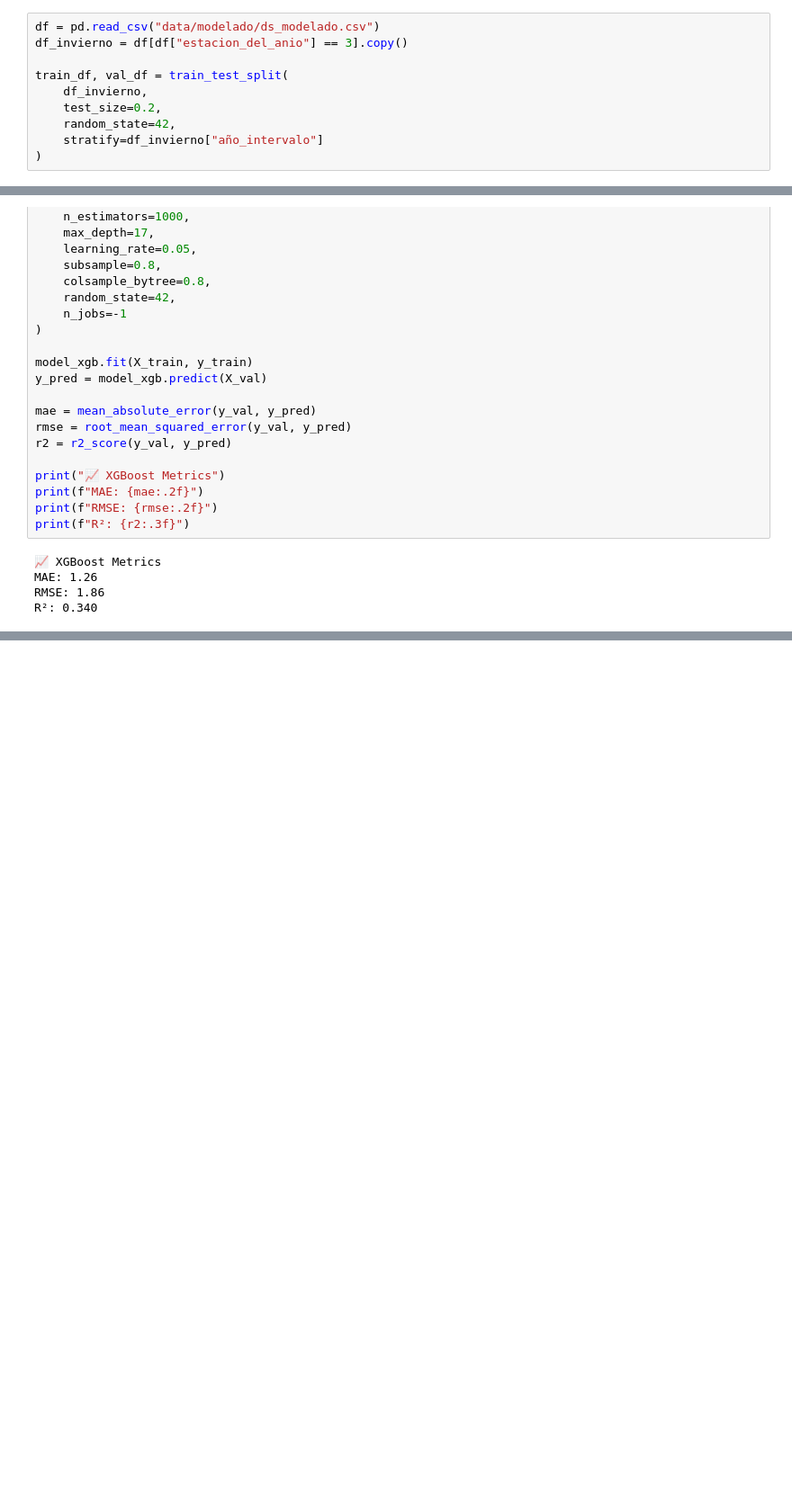
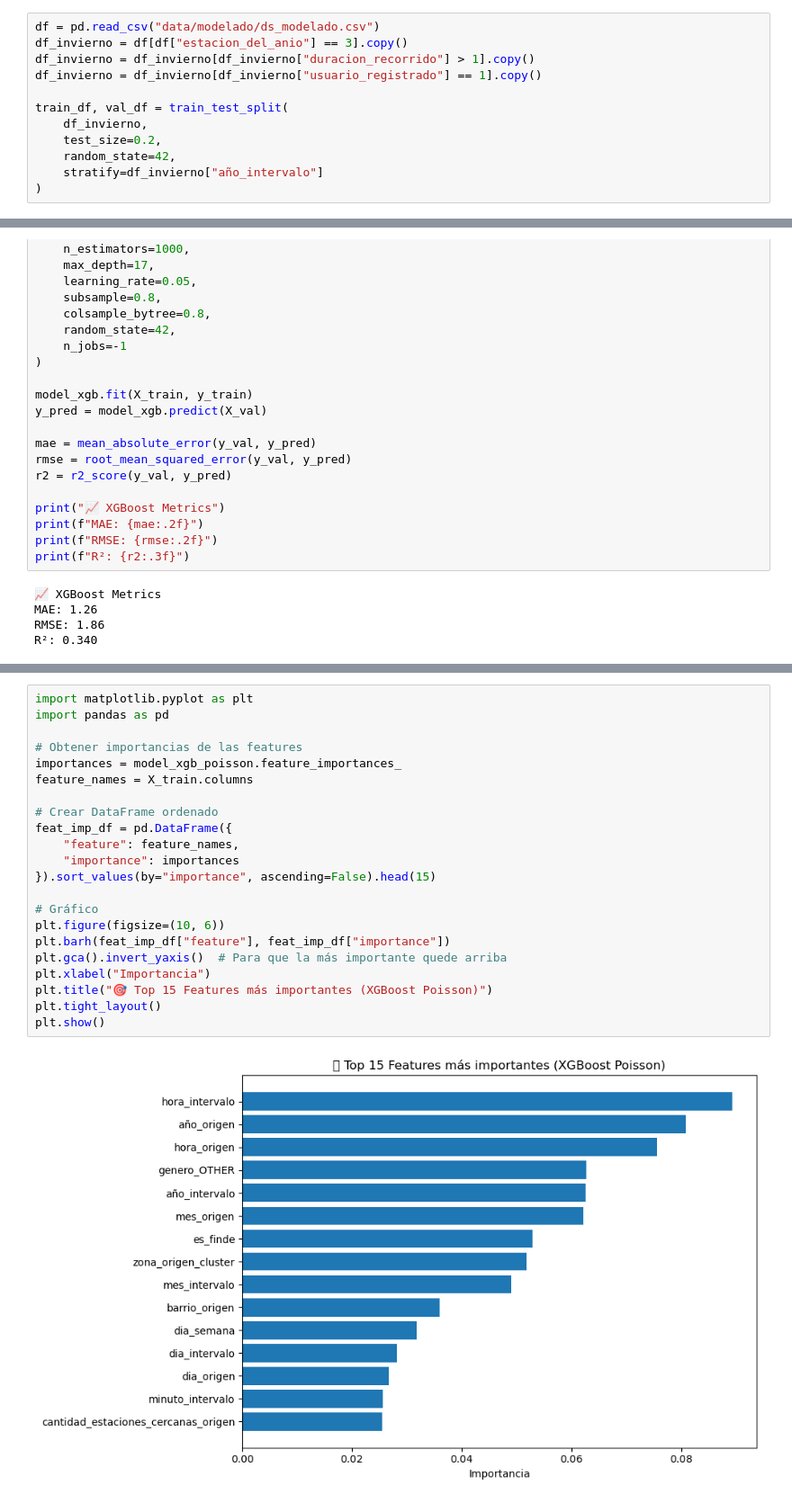
Before and after one commit to athinasalimm/FINAL_ML, a Jupyter notebook: random_forest.ipynb, the cells around one changed output, grey strips where cells are left out. Shown at 90% size. Cells and saved outputs as stored; diff of their text form; blank space fills up the shorter version.

```diff
--- a/random_forest.ipynb
+++ b/random_forest.ipynb
@@ -12,6 +12,8 @@ from sklearn.metrics import mean_absolute_error, root_mean_squared_error, r2_sco
 # %%
 df = pd.read_csv("data/modelado/ds_modelado.csv")
 df_invierno = df[df["estacion_del_anio"] == 3].copy()
+df_invierno = df_invierno[df_invierno["duracion_recorrido"] > 1].copy()
+df_invierno = df_invierno[df_invierno["usuario_registrado"] == 1].copy()
 
 train_df, val_df = train_test_split(
     df_invierno,
@@ -238,0 +273,24 @@ R²: 0.340
+# %%
+import matplotlib.pyplot as plt
+import pandas as pd
+
+# Obtener importancias de las features
+importances = model_xgb_poisson.feature_importances_
+feature_names = X_train.columns
+
+# Crear DataFrame ordenado
+feat_imp_df = pd.DataFrame({
+    "feature": feature_names,
+    "importance": importances
+}).sort_values(by="importance", ascending=False).head(15)
+
+# Gráfico
+plt.figure(figsize=(10, 6))
+plt.barh(feat_imp_df["feature"], feat_imp_df["importance"])
+plt.gca().invert_yaxis()  # Para que la más importante quede arriba
+plt.xlabel("Importancia")
+plt.title("🎯 Top 15 Features más importantes (XGBoost Poisson)")
+plt.tight_layout()
+plt.show()
+# %% [output]
+[figure, added]
```
Also changed, not shown: parts of 3 cells of this notebook.
